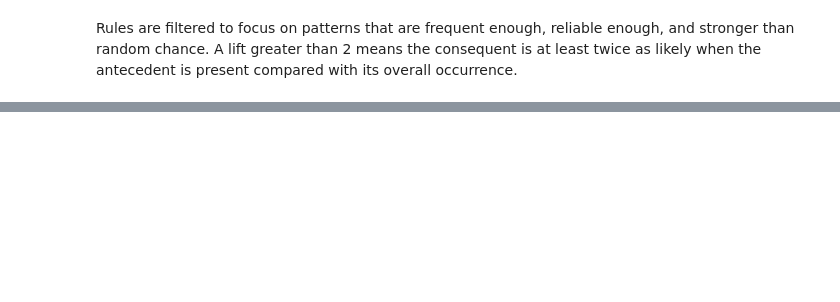
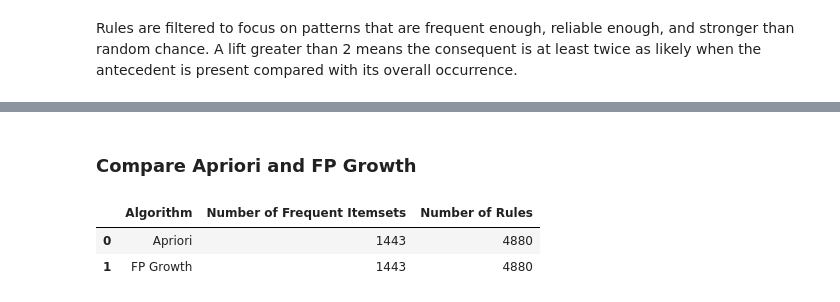
Before and after one commit to profshai/machine-learning-deep-learning, a Jupyter notebook: 02_unsupervised_ML/association rule/market_basket_analysis.ipynb, the cells around one changed output, grey strips where cells are left out. Saved outputs shown, nothing was run; the diff lists cells and outputs as text; code cells hidden in the pictures; blank space fills up the shorter version.

```diff
--- a/02_unsupervised_ML/association rule/market_basket_analysis.ipynb
+++ b/02_unsupervised_ML/association rule/market_basket_analysis.ipynb
@@ -346,0 +410,20 @@ Rules are filtered to focus on patterns that are frequent enough, reliable enoug
+# %% [markdown]
+### Compare Apriori and FP Growth
+# %%
+comparison = pd.DataFrame({
+    "Algorithm": ["Apriori", "FP Growth"],
+    "Number of Frequent Itemsets": [
+        len(frequent_itemsets_apriori),
+        len(frequent_itemsets_fpgrowth)
+    ],
+    "Number of Rules": [
+        len(rules_apriori),
+        len(rules_fpgrowth)
+    ]
+})
+
+comparison
+# %% [output]
+|  | Algorithm | Number of Frequent Itemsets | Number of Rules |
+| 0 | Apriori | 1443 | 4880 |
+| 1 | FP Growth | 1443 | 4880 |
```
Also changed, not shown: parts of 18 cells of this notebook.
